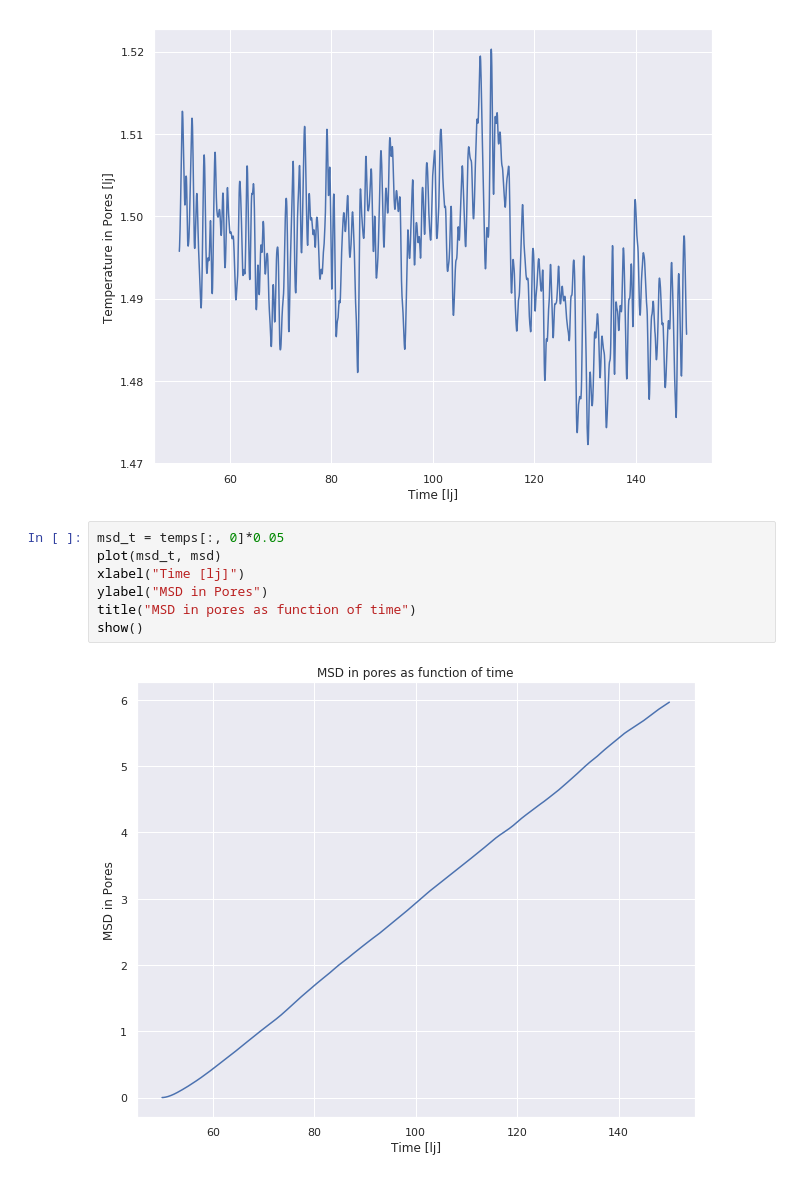
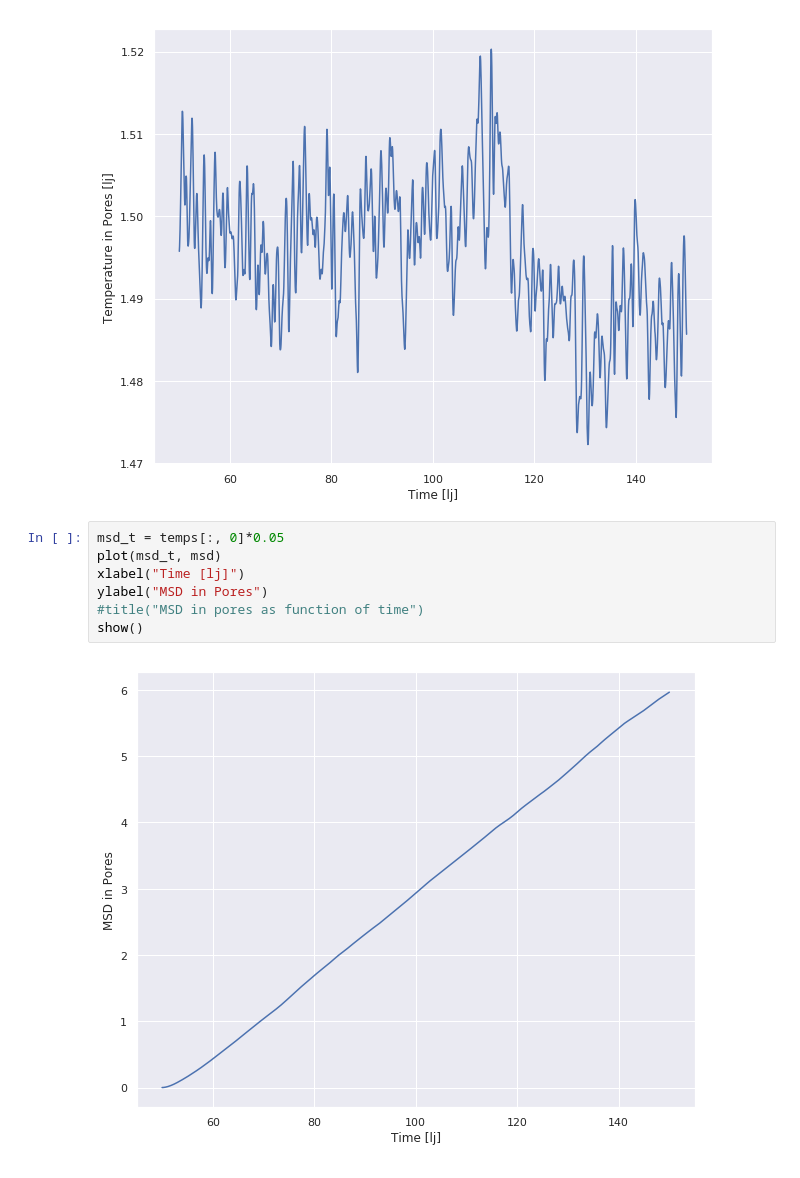
Before and after one commit to auduntre/FYS4460, a Jupyter notebook: Project2/task_e/task_e.ipynb, the cells around one changed output. Cells and saved outputs as stored; diff of their text form.

```diff
--- a/Project2/task_e/task_e.ipynb
+++ b/Project2/task_e/task_e.ipynb
@@ -101,12 +101,12 @@ show()
 # %%
 msd_t = temps[:, 0]*0.05
 plot(msd_t, msd)
 xlabel("Time [lj]")
 ylabel("MSD in Pores")
-title("MSD in pores as function of time")
+#title("MSD in pores as function of time")
 show()
 # %% [output]
-[figure, old version]
+[figure, new version]
 # %%
 press_system = loadtxt("press.txt")
 
```
Also changed, not shown: parts of 4 cells of this notebook, 1 other file.
